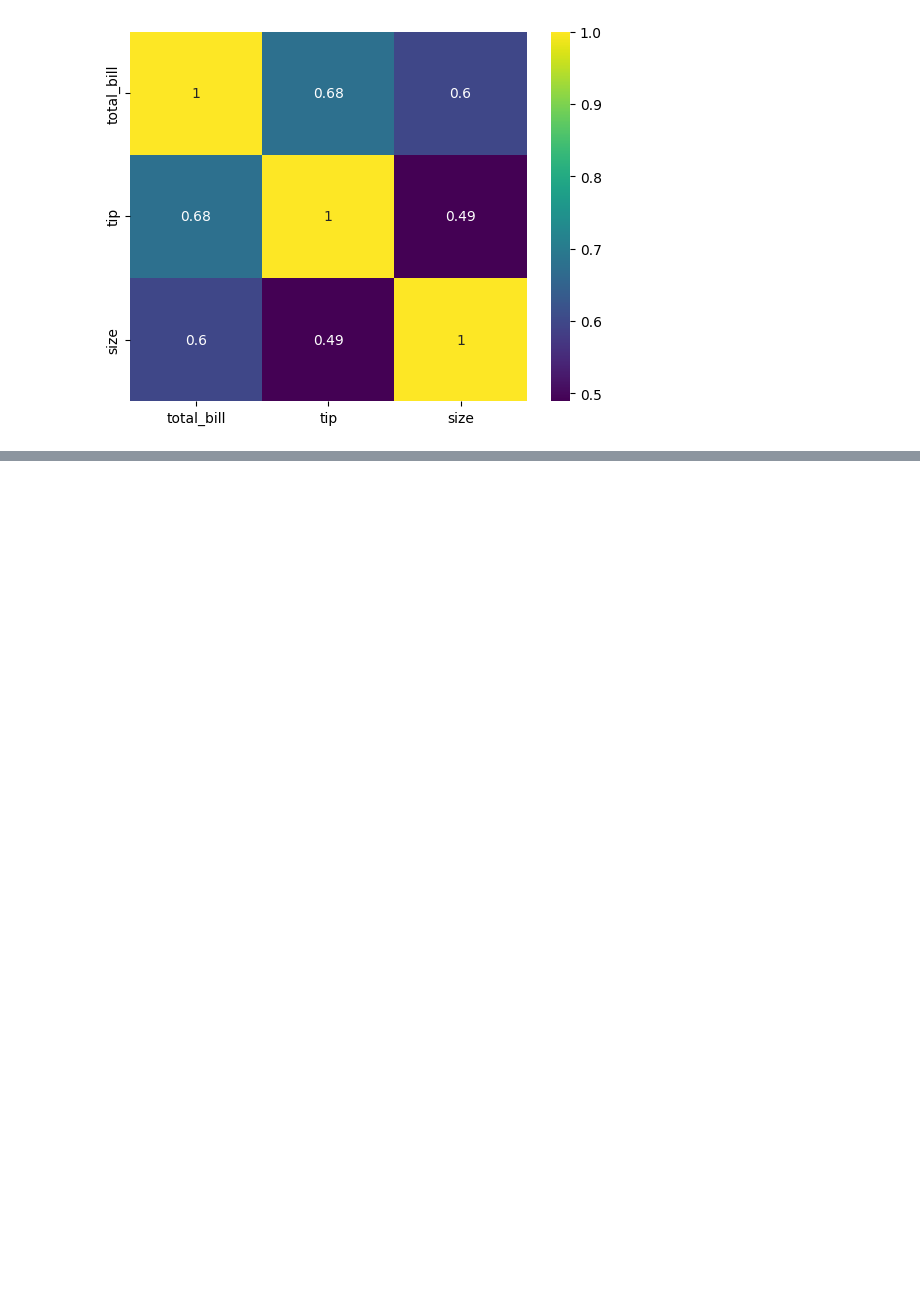
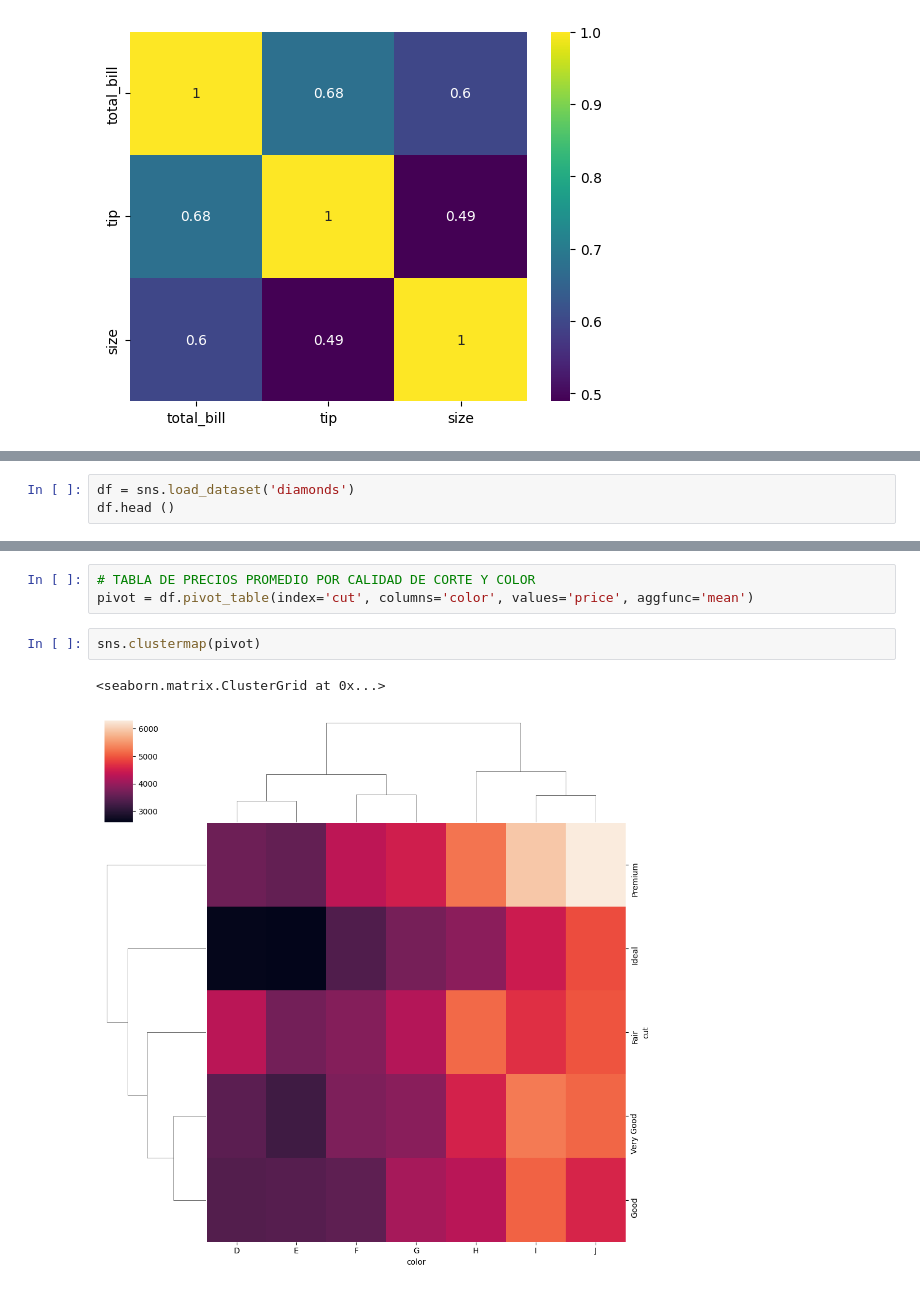
Before and after one commit to MiguelAngel3378/CURSO_ANALISIS_BD2, a Jupyter notebook: m5_visualizacion/seaborn/notebooks/ejemplo2.ipynb, the cells around one changed output, grey strips where cells are left out. Saved outputs shown, nothing was run; the diff lists cells and outputs as text; blank space fills up the shorter version.

```diff
--- a/m5_visualizacion/seaborn/notebooks/ejemplo2.ipynb
+++ b/m5_visualizacion/seaborn/notebooks/ejemplo2.ipynb
@@ -273,0 +343,3 @@ corr_price =
+# %%
+df = sns.load_dataset('diamonds')
+df.head ()
@@ -273,0 +353,8 @@ corr_price =
+# %%
+# TABLA DE PRECIOS PROMEDIO POR CALIDAD DE CORTE Y COLOR
+pivot = df.pivot_table(index='cut', columns='color', values='price', aggfunc='mean')
+# %%
+sns.clustermap(pivot)
+# %% [output]
+<seaborn.matrix.ClusterGrid at 0x...>
+[figure, added]
```
Also changed, not shown: parts of 20 cells of this notebook.
